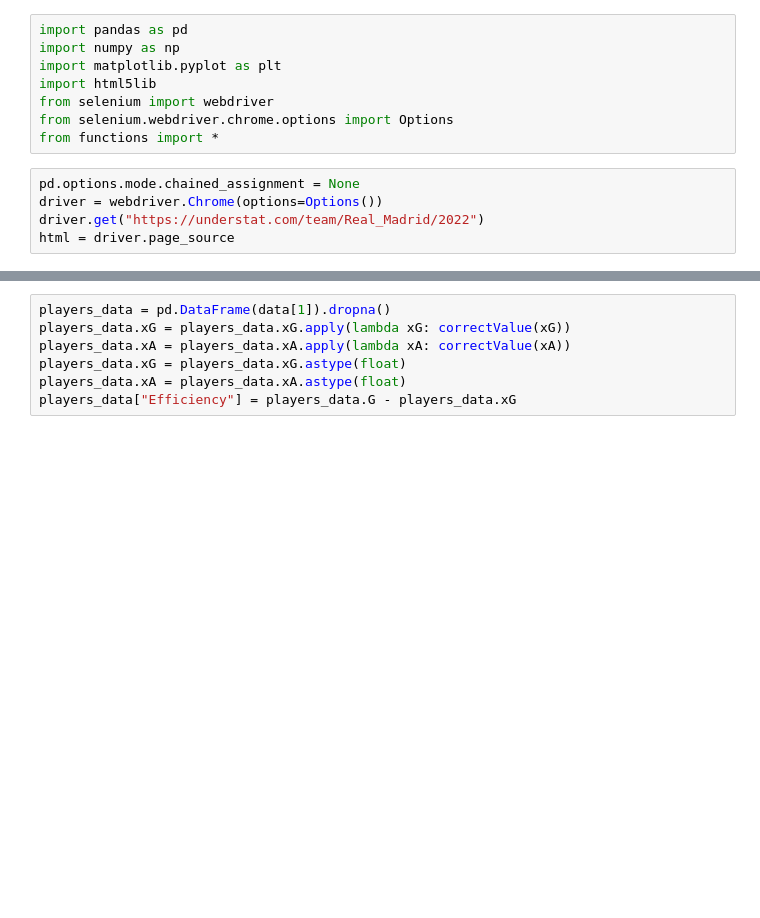
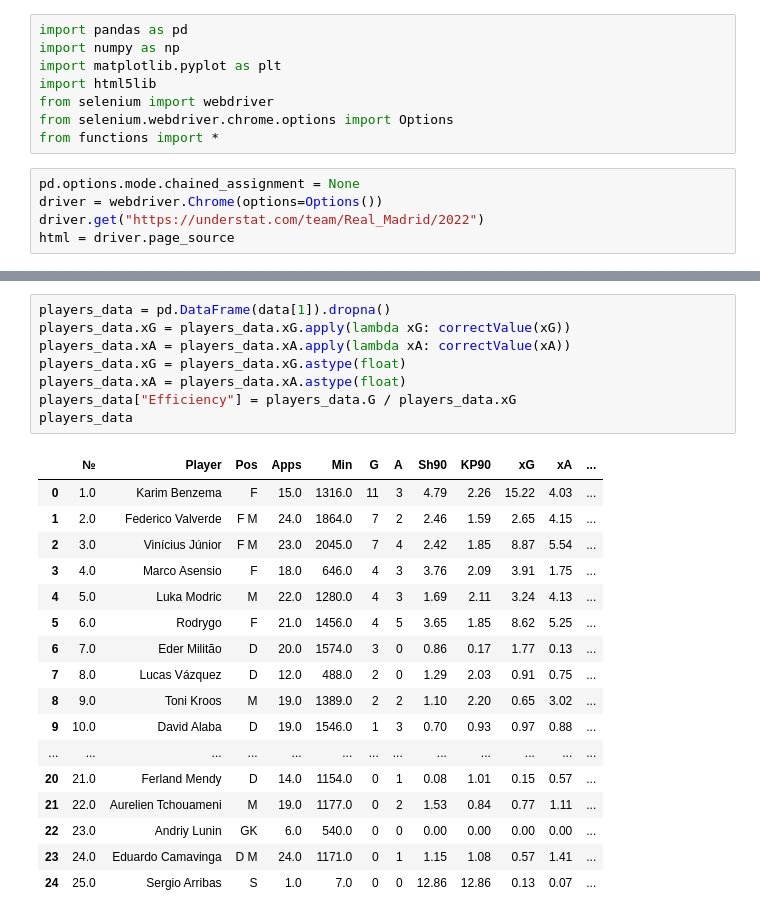
Before and after one commit to jaafaryassine/Analyzing-Real-Madrid-Stats-Using-Python, a Jupyter notebook: RealMadrid.ipynb, the cells around one changed output, grey strips where cells are left out. Saved outputs shown, nothing was run; the diff lists cells and outputs as text; blank space fills up the shorter version.

```diff
--- a/RealMadrid.ipynb
+++ b/RealMadrid.ipynb
@@ -60,10 +60,29 @@ plt.show()
 # %%
 players_data = pd.DataFrame(data[1]).dropna()
 players_data.xG = players_data.xG.apply(lambda xG: correctValue(xG))
 players_data.xA = players_data.xA.apply(lambda xA: correctValue(xA))
 players_data.xG = players_data.xG.astype(float)
 players_data.xA = players_data.xA.astype(float)
-players_data["Efficiency"] = players_data.G - players_data.xG
+players_data["Efficiency"] = players_data.G / players_data.xG
+players_data
+# %% [output]
+|  | № | Player | Pos | Apps | Min | G | A | Sh90 | KP90 | xG | xA | ... |
+| 0 | 1.0 | Karim Benzema | F | 15.0 | 1316.0 | 11 | 3 | 4.79 | 2.26 | 15.22 | 4.03 | ... |
+| 1 | 2.0 | Federico Valverde | F M | 24.0 | 1864.0 | 7 | 2 | 2.46 | 1.59 | 2.65 | 4.15 | ... |
+| 2 | 3.0 | Vinícius Júnior | F M | 23.0 | 2045.0 | 7 | 4 | 2.42 | 1.85 | 8.87 | 5.54 | ... |
+| 3 | 4.0 | Marco Asensio | F | 18.0 | 646.0 | 4 | 3 | 3.76 | 2.09 | 3.91 | 1.75 | ... |
+| 4 | 5.0 | Luka Modric | M | 22.0 | 1280.0 | 4 | 3 | 1.69 | 2.11 | 3.24 | 4.13 | ... |
+| 5 | 6.0 | Rodrygo | F | 21.0 | 1456.0 | 4 | 5 | 3.65 | 1.85 | 8.62 | 5.25 | ... |
+| 6 | 7.0 | Eder Militão | D | 20.0 | 1574.0 | 3 | 0 | 0.86 | 0.17 | 1.77 | 0.13 | ... |
+| 7 | 8.0 | Lucas Vázquez | D | 12.0 | 488.0 | 2 | 0 | 1.29 | 2.03 | 0.91 | 0.75 | ... |
+| 8 | 9.0 | Toni Kroos | M | 19.0 | 1389.0 | 2 | 2 | 1.10 | 2.20 | 0.65 | 3.02 | ... |
+| 9 | 10.0 | David Alaba | D | 19.0 | 1546.0 | 1 | 3 | 0.70 | 0.93 | 0.97 | 0.88 | ... |
+| ... | ... | ... | ... | ... | ... | ... | ... | ... | ... | ... | ... | ... |
+| 20 | 21.0 | Ferland Mendy | D | 14.0 | 1154.0 | 0 | 1 | 0.08 | 1.01 | 0.15 | 0.57 | ... |
+| 21 | 22.0 | Aurelien Tchouameni | M | 19.0 | 1177.0 | 0 | 2 | 1.53 | 0.84 | 0.77 | 1.11 | ... |
+| 22 | 23.0 | Andriy Lunin | GK | 6.0 | 540.0 | 0 | 0 | 0.00 | 0.00 | 0.00 | 0.00 | ... |
+| 23 | 24.0 | Eduardo Camavinga | D M | 24.0 | 1171.0 | 0 | 1 | 1.15 | 1.08 | 0.57 | 1.41 | ... |
+| 24 | 25.0 | Sergio Arribas | S | 1.0 | 7.0 | 0 | 0 | 12.86 | 12.86 | 0.13 | 0.07 | ... |
 # %%
 forward_players = players_data[players_data.Pos.str.contains('F')]
 forward_players.Player = forward_players.Player.apply(lambda x: x.split()[0])
```
Also changed, not shown: parts of 7 cells of this notebook.
